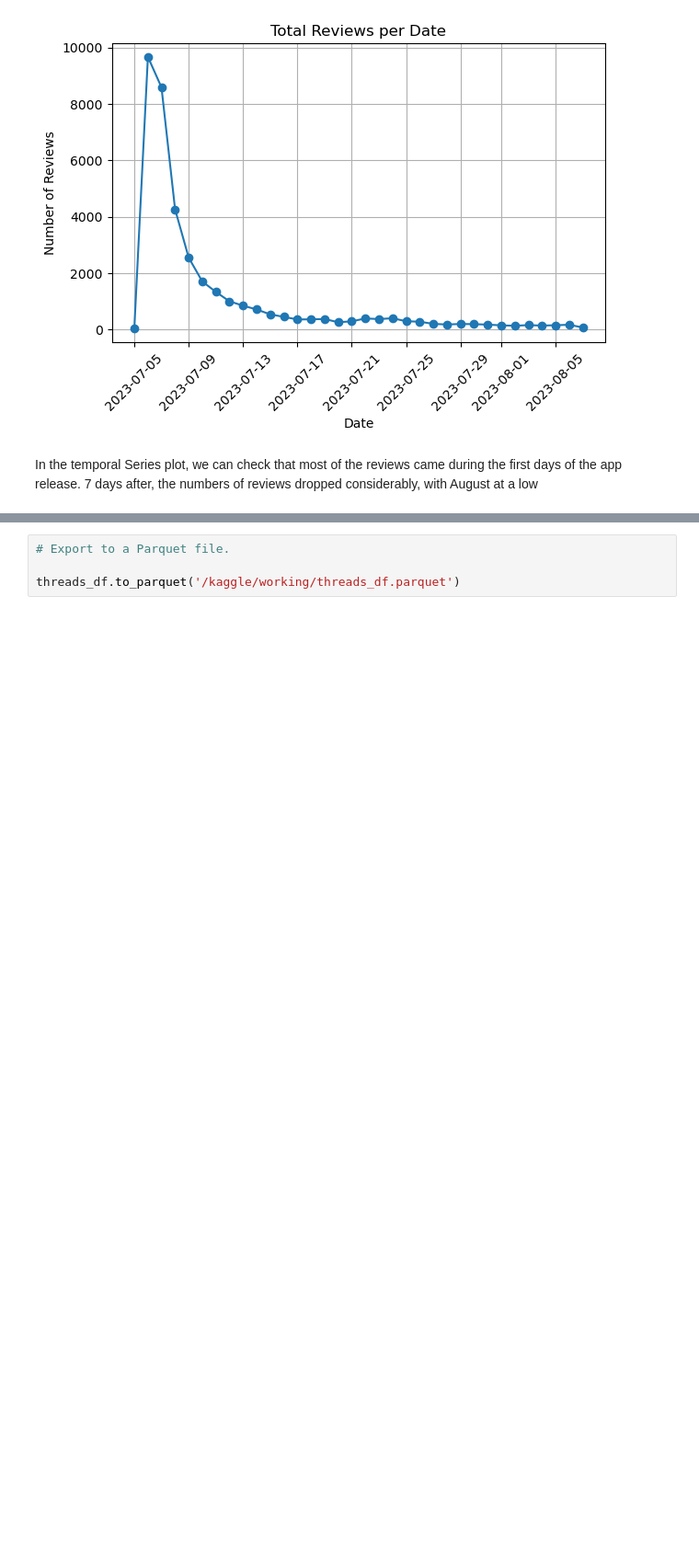
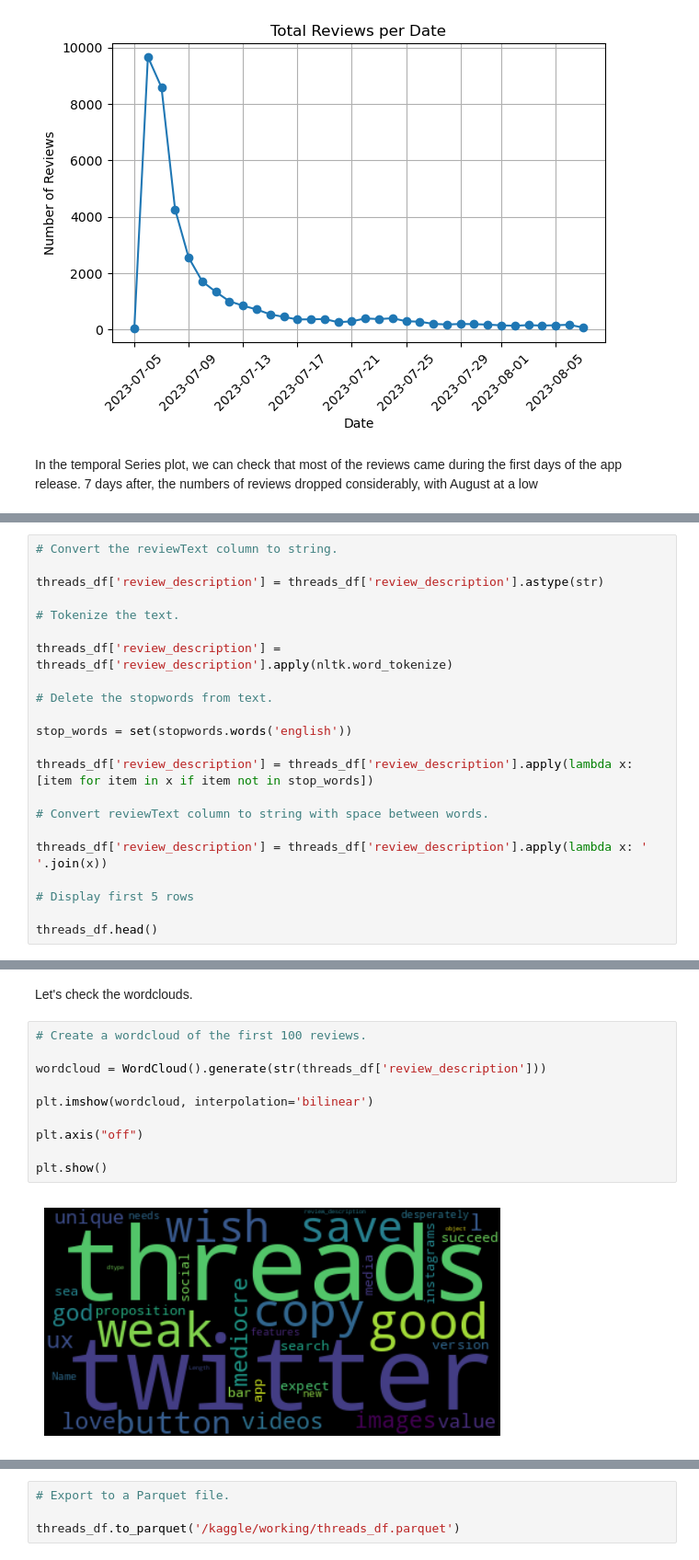
Before and after one commit to ComputingVictor/Thread_app_dataset, a Jupyter notebook: 1_ExploratoryDataAnalysis.ipynb, the cells around one changed output, grey strips where cells are left out. Shown: that part at 92% size. Saved outputs shown, nothing was run; the diff lists cells and outputs as text; blank space fills up the shorter version.

Commit message:
Text preprocessing done

```diff
--- a/1_ExploratoryDataAnalysis.ipynb
+++ b/1_ExploratoryDataAnalysis.ipynb
@@ -256,0 +315,22 @@ In the temporal Series plot, we can check that most of the reviews came during t
+# %%
+# Convert the reviewText column to string.
+
+threads_df['review_description'] = threads_df['review_description'].astype(str)
+
+# Tokenize the text.
+
+threads_df['review_description'] = threads_df['review_description'].apply(nltk.word_tokenize)
+
+# Delete the stopwords from text.
+
+stop_words = set(stopwords.words('english'))
+
+threads_df['review_description'] = threads_df['review_description'].apply(lambda x: [item for item in x if item not in stop_words])
+
+# Convert reviewText column to string with space between words.
+
+threads_df['review_description'] = threads_df['review_description'].apply(lambda x: ' '.join(x))
+
+# Display first 5 rows
+
+threads_df.head()
@@ -256,0 +344,14 @@ In the temporal Series plot, we can check that most of the reviews came during t
+# %% [markdown]
+Let's check the wordclouds.
+# %%
+# Create a wordcloud of the first 100 reviews.
+
+wordcloud = WordCloud().generate(str(threads_df['review_description']))
+
+plt.imshow(wordcloud, interpolation='bilinear')
+
+plt.axis("off")
+
+plt.show()
+# %% [output]
+[figure, added]
```
Also changed, not shown: parts of 19 cells of this notebook.
